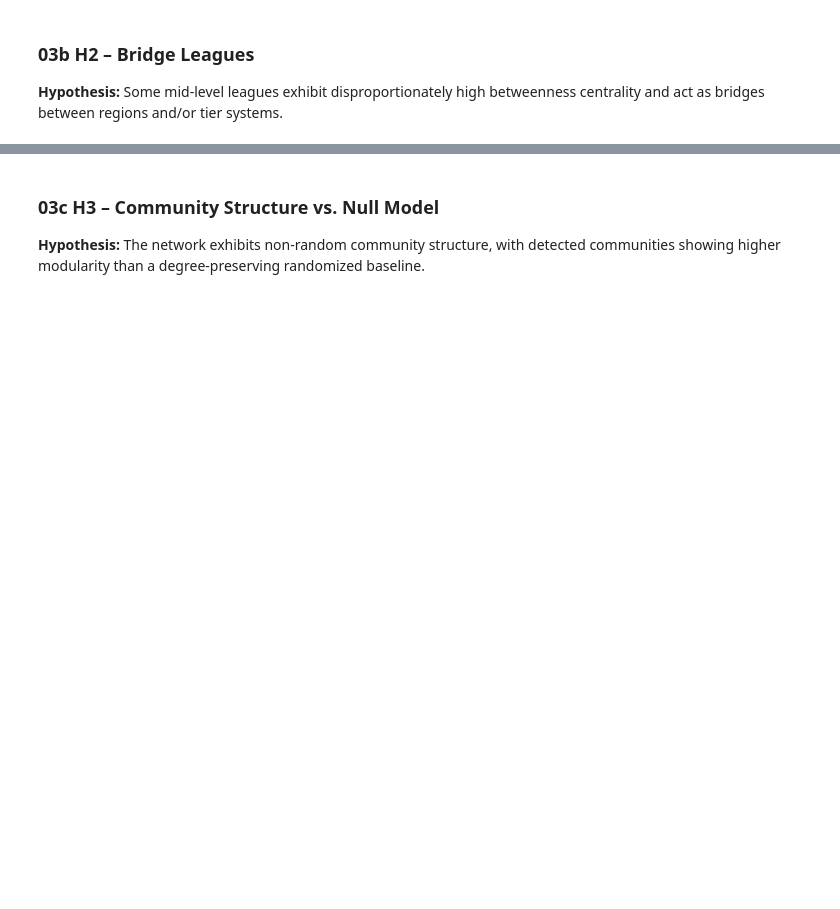
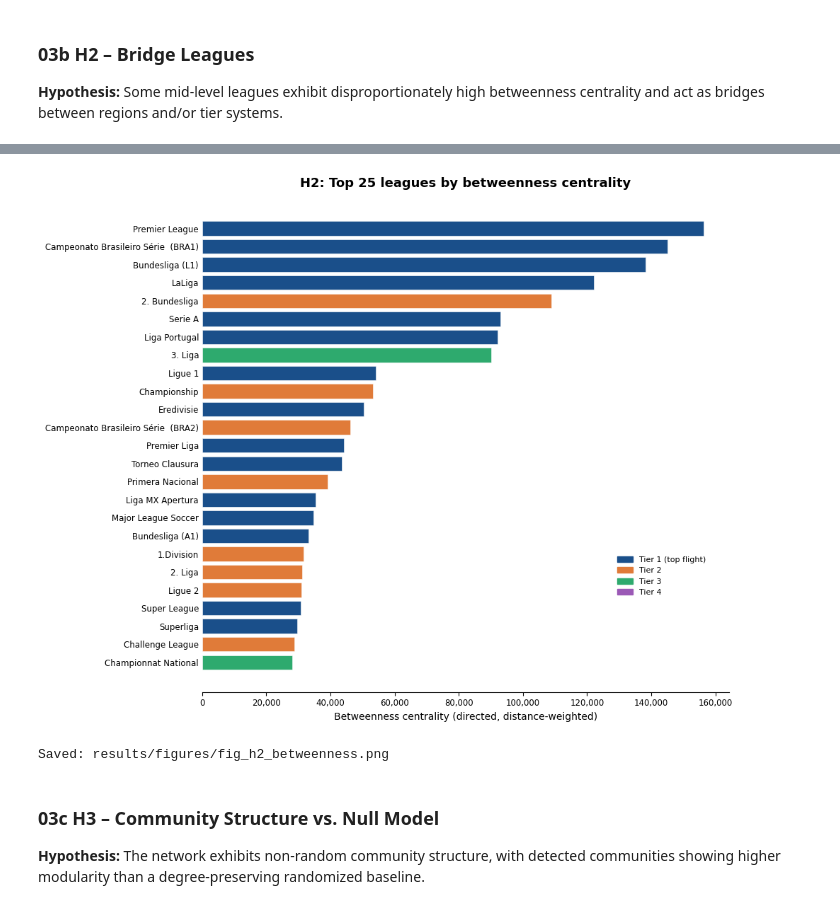
Before and after one commit to timg4/Mobility-in-Global-Football, a Jupyter notebook: 02_analysis.ipynb, the cells around one changed output, grey strips where cells are left out. Saved outputs shown, nothing was run; the diff lists cells and outputs as text; code cells hidden in the pictures; blank space fills up the shorter version.

```diff
--- a/02_analysis.ipynb
+++ b/02_analysis.ipynb
@@ -531,3 +575,60 @@ pd.DataFrame({
+# %%
+# ── Visual: H2 – Betweenness centrality by tier ──────────────────────────────
+import matplotlib.patches as mpatches
+
+k = 25
+top_bw = bridge_rank.head(k).sort_values("betweenness", ascending=True)
+
+# make labels unique: append league_id for duplicate names
+raw_names = top_bw["league_name"].str.slice(0, 28).tolist()
+ids       = top_bw["league"].tolist()
+name_counts = {n: raw_names.count(n) for n in raw_names}
+labels = [
+    f"{n} ({lid})" if name_counts[n] > 1 else n
+    for n, lid in zip(raw_names, ids)
+]
+values = top_bw["betweenness"].tolist()
+tiers  = top_bw["tier"].tolist()
+
+TIER_COLOR = {"1": "#1a4f8a", "2": "#e07b39", "3": "#2eaa6e", "4": "#9b59b6"}
+colors = [TIER_COLOR.get(str(t), "#aaaaaa") for t in tiers]
+
+mid_tiers      = {"2", "3"}
+mid_share_topk = sum(1 for t in tiers if str(t) in mid_tiers) / k
+mid_share_all  = metrics["is_mid_tier"].mean()
+lift = mid_share_topk / mid_share_all if mid_share_all > 0 else float("nan")
+
+fig, ax = plt.subplots(figsize=(10, 8))
+y_pos = range(len(labels))
+ax.barh(y_pos, values, color=colors, edgecolor="white", linewidth=0.4)
+ax.set_yticks(y_pos)
+ax.set_yticklabels(labels, fontsize=8.5)
+
+ax.set_xlabel("Betweenness centrality (directed, distance-weighted)", fontsize=10)
+ax.set_title(f"H2: Top {k} leagues by betweenness centrality",
+             fontsize=13, fontweight="bold", pad=12)
+ax.spines[["top", "right", "left"]].set_visible(False)
+ax.tick_params(axis="y", length=0)
+ax.tick_params(axis="x", labelsize=8.5)
+ax.xaxis.set_major_formatter(mticker.FuncFormatter(lambda x, _: f"{int(x):,}"))
+ßß
+
+legend_patches = [
+    mpatches.Patch(color="#1a4f8a", label="Tier 1 (top flight)"),
+    mpatches.Patch(color="#e07b39", label="Tier 2"),
+    mpatches.Patch(color="#2eaa6e", label="Tier 3"),
+    mpatches.Patch(color="#9b59b6", label="Tier 4"),
+]
+ax.legend(handles=legend_patches, fontsize=8, frameon=False,
+          loc="lower right", bbox_to_anchor=(0.97, 0.18))
+
+plt.tight_layout()
+plt.savefig(RESULTS_FIGURES / "fig_h2_betweenness.png", dpi=150, bbox_inches="tight")
+plt.show()
+print("Saved: results/figures/fig_h2_betweenness.png")
+# %% [output]
+[figure, added]
+Saved: results/figures/fig_h2_betweenness.png
 # %% [markdown]
 ### 03c  H3 – Community Structure vs. Null Model
 
```
Also changed, not shown: parts of 28 cells of this notebook, 20 other files.
